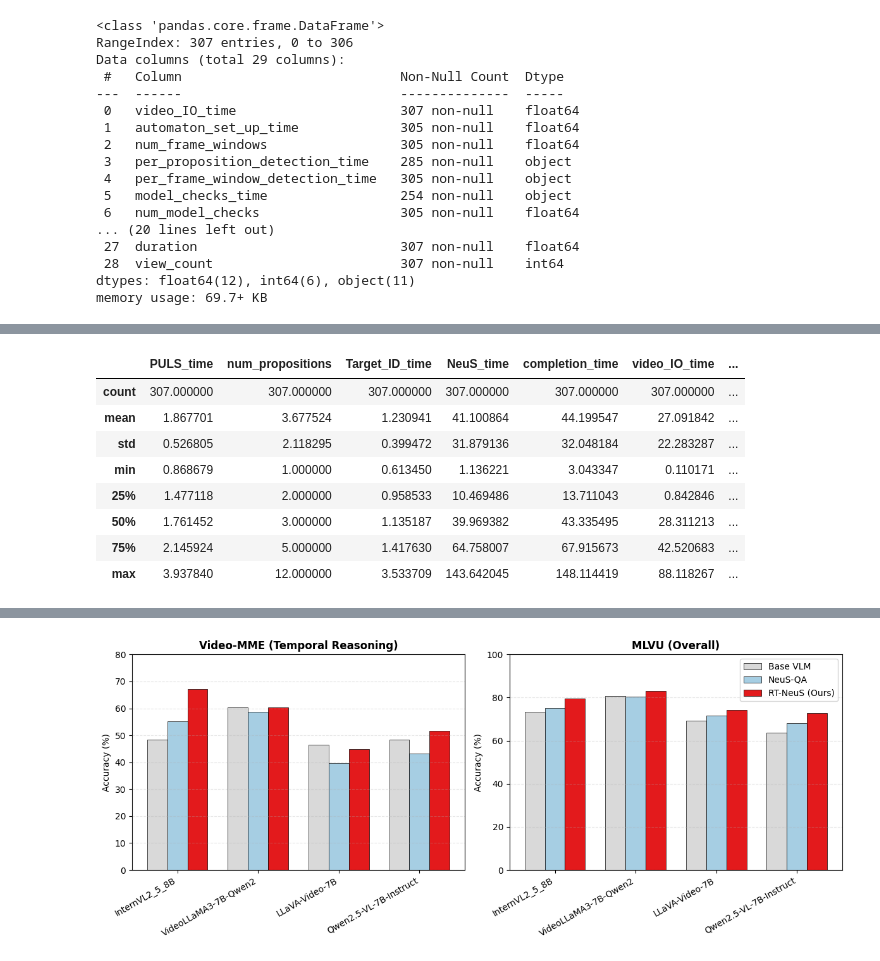
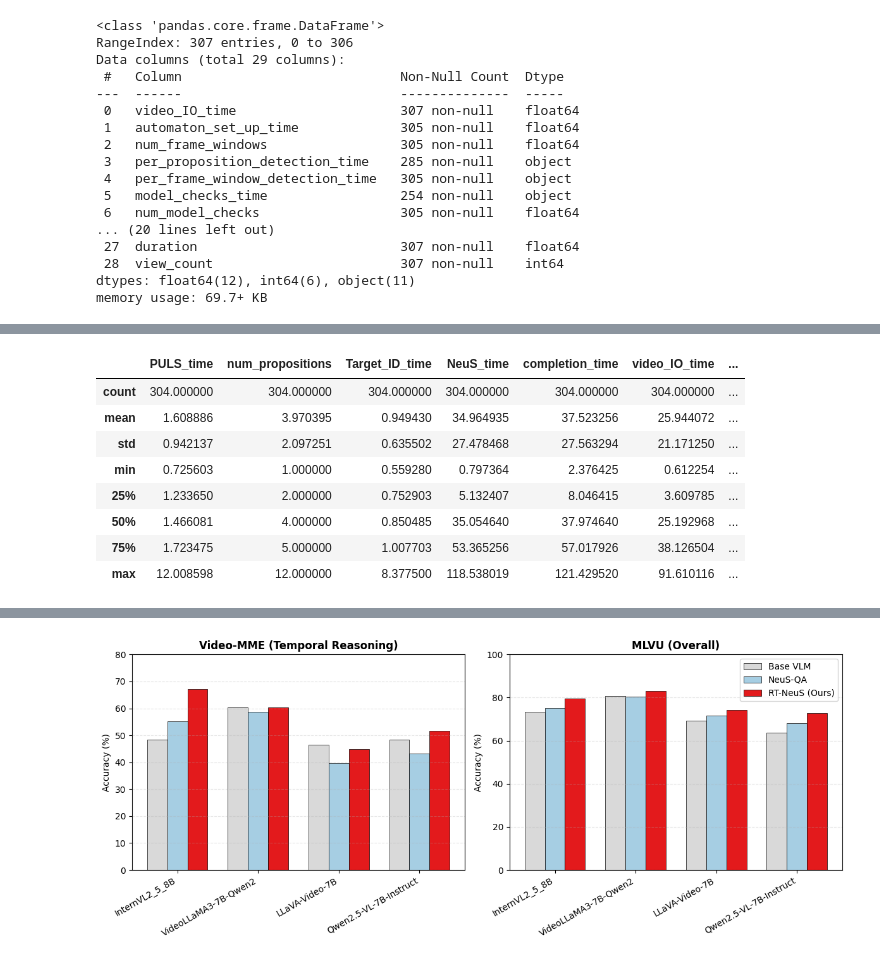
Before and after one commit to shawn-liang27/NeuS-QA, a Jupyter notebook: scripts/process_data.ipynb, the cells around one changed output, grey strips where cells are left out. Drawn from its saved outputs; the diff is of its cells as text; code cells hidden in the pictures.

```diff
--- a/scripts/process_data.ipynb
+++ b/scripts/process_data.ipynb
@@ -60,13 +68,0 @@ display(df_experiment_4)
-# %%
-pd.set_option('display.max_columns', None)
-df_experiment_4.describe()
-# %% [output]
-|  | PULS_time | num_propositions | Target_ID_time | NeuS_time | completion_time | video_IO_time | ... |
-| count | 307.000000 | 307.000000 | 307.000000 | 307.000000 | 307.000000 | 307.000000 | ... |
-| mean | 1.867701 | 3.677524 | 1.230941 | 41.100864 | 44.199547 | 27.091842 | ... |
-| std | 0.526805 | 2.118295 | 0.399472 | 31.879136 | 32.048184 | 22.283287 | ... |
-| min | 0.868679 | 1.000000 | 0.613450 | 1.136221 | 3.043347 | 0.110171 | ... |
-| 25% | 1.477118 | 2.000000 | 0.958533 | 10.469486 | 13.711043 | 0.842846 | ... |
-| 50% | 1.761452 | 3.000000 | 1.135187 | 39.969382 | 43.335495 | 28.311213 | ... |
-| 75% | 2.145924 | 5.000000 | 1.417630 | 64.758007 | 67.915673 | 42.520683 | ... |
-| max | 3.937840 | 12.000000 | 3.533709 | 143.642045 | 148.114419 | 88.118267 | ... |
@@ -79,0 +69,14 @@ print(type(df_experiment_4["frames_of_interest"][0]))
+# %%
+df_experiment_new = pd.read_csv("/usr/homes/sgl57/NeuS/NeuS-QA/experiment_results/rt-neus/lvb/experiment_1/metric_data.csv")
+pd.set_option('display.max_columns', None)
+df_experiment_new.describe()
+# %% [output]
+|  | PULS_time | num_propositions | Target_ID_time | NeuS_time | completion_time | video_IO_time | ... |
+| count | 304.000000 | 304.000000 | 304.000000 | 304.000000 | 304.000000 | 304.000000 | ... |
+| mean | 1.608886 | 3.970395 | 0.949430 | 34.964935 | 37.523256 | 25.944072 | ... |
+| std | 0.942137 | 2.097251 | 0.635502 | 27.478468 | 27.563294 | 21.171250 | ... |
+| min | 0.725603 | 1.000000 | 0.559280 | 0.797364 | 2.376425 | 0.612254 | ... |
+| 25% | 1.233650 | 2.000000 | 0.752903 | 5.132407 | 8.046415 | 3.609785 | ... |
+| 50% | 1.466081 | 4.000000 | 0.850485 | 35.054640 | 37.974640 | 25.192968 | ... |
+| 75% | 1.723475 | 5.000000 | 1.007703 | 53.365256 | 57.017926 | 38.126504 | ... |
+| max | 12.008598 | 12.000000 | 8.377500 | 118.538019 | 121.429520 | 91.610116 | ... |
```
Also changed, not shown: parts of 14 cells of this notebook, 18 other files.
